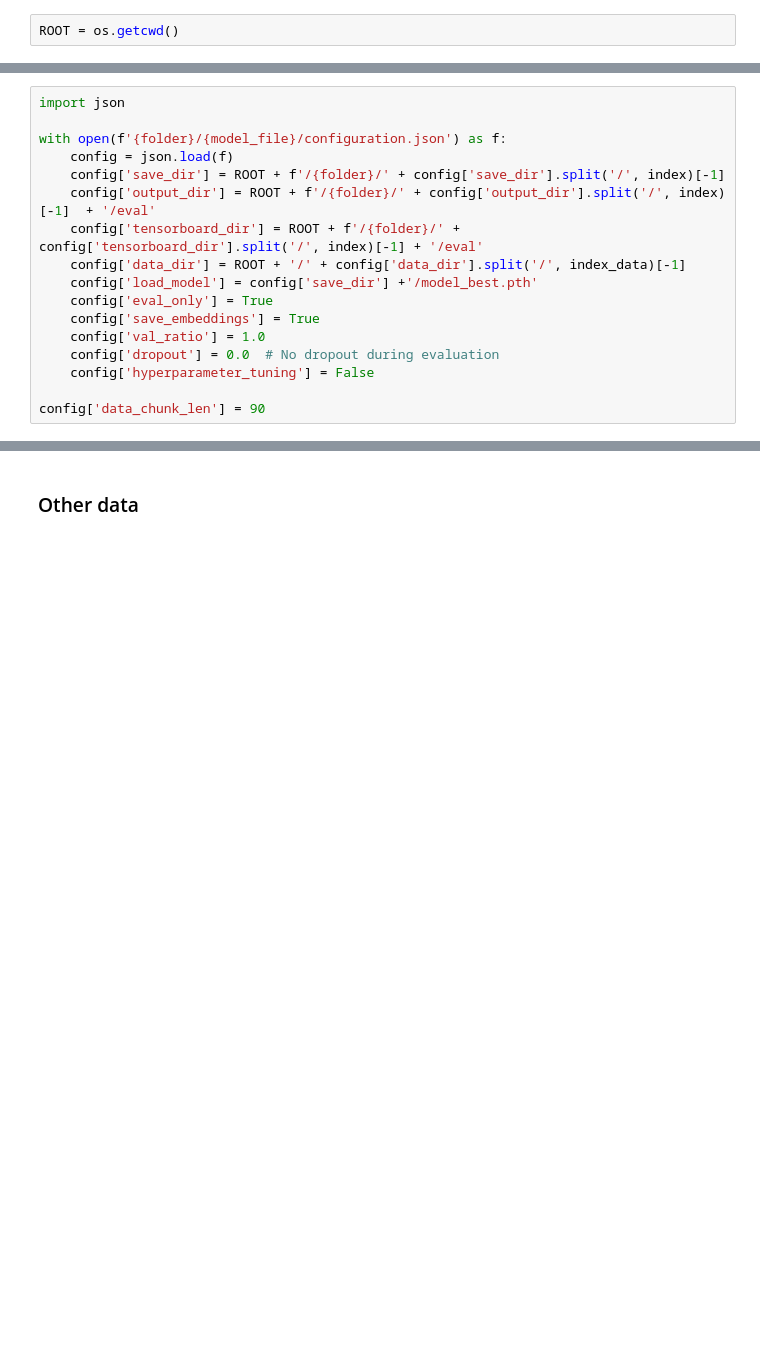
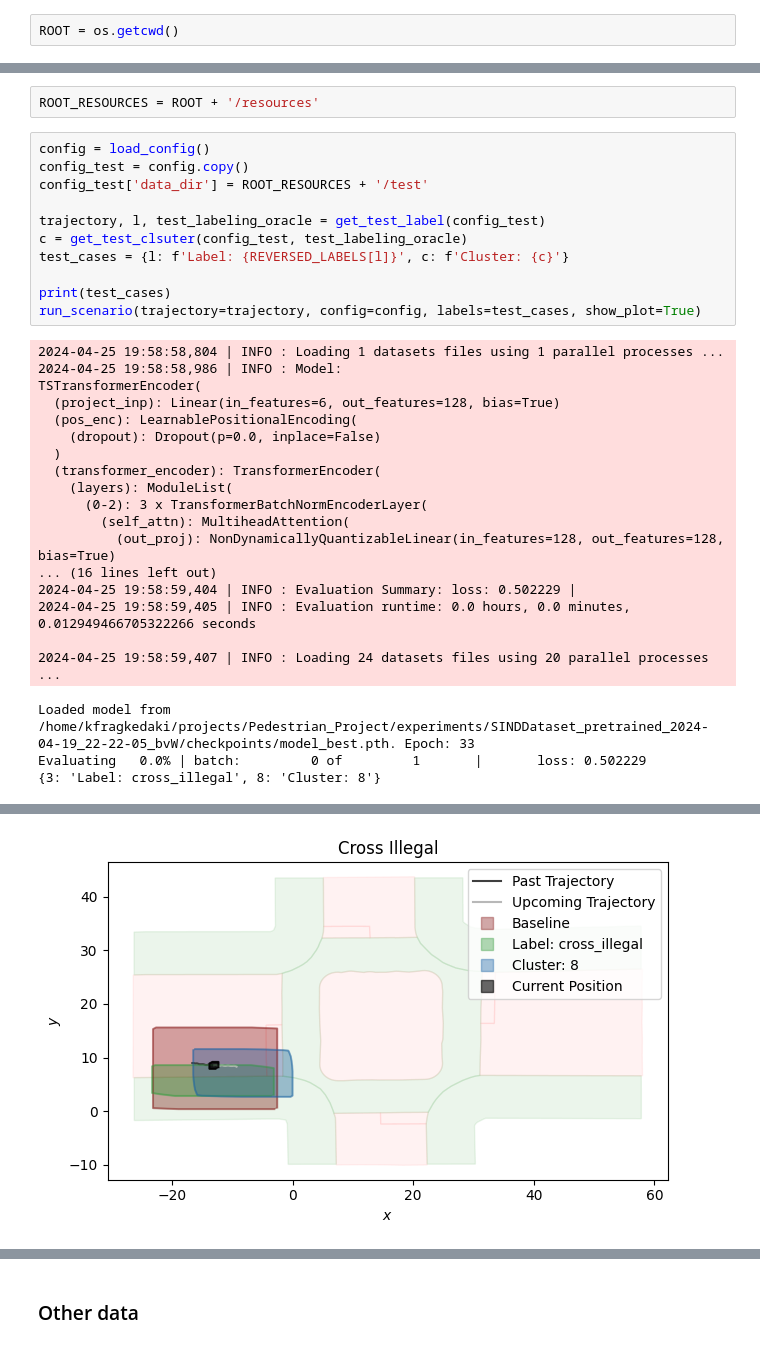
Before and after one commit to kfragkedaki/Pedestrian_Project, a Jupyter notebook: labeling_oracle_Soderlund.ipynb, the cells around one changed output, grey strips where cells are left out. Cells and saved outputs as stored; diff of their text form; blank space fills up the shorter version.

```diff
--- a/labeling_oracle_Soderlund.ipynb
+++ b/labeling_oracle_Soderlund.ipynb
@@ -68,17 +6,0 @@ folder = 'experiments'
-# %%
-import json
-
-with open(f'{folder}/{model_file}/configuration.json') as f:
-    config = json.load(f)
-    config['save_dir'] = ROOT + f'/{folder}/' + config['save_dir'].split('/', index)[-1]
-    config['output_dir'] = ROOT + f'/{folder}/' + config['output_dir'].split('/', index)[-1]  + '/eval'
-    config['tensorboard_dir'] = ROOT + f'/{folder}/' + config['tensorboard_dir'].split('/', index)[-1] + '/eval'
-    config['data_dir'] = ROOT + '/' + config['data_dir'].split('/', index_data)[-1]
-    config['load_model'] = config['save_dir'] +'/model_best.pth'
-    config['eval_only'] = True
-    config['save_embeddings'] = True
-    config['val_ratio'] = 1.0
-    config['dropout'] = 0.0  # No dropout during evaluation
-    config['hyperparameter_tuning'] = False
-
-config['data_chunk_len'] = 90
@@ -131,0 +41,34 @@ Area of (baseline) zonotope:  387.6124  m^2
+# %%
+ROOT_RESOURCES = ROOT + '/resources'
+# %%
+config = load_config()
+config_test = config.copy()
+config_test['data_dir'] = ROOT_RESOURCES + '/test'
+
+trajectory, l, test_labeling_oracle = get_test_label(config_test)
+c = get_test_clsuter(config_test, test_labeling_oracle)
+test_cases = {l: f'Label: {REVERSED_LABELS[l]}', c: f'Cluster: {c}'}
+
+print(test_cases)
+run_scenario(trajectory=trajectory, config=config, labels=test_cases, show_plot=True)
+# %% [output]
+2024-04-25 19:58:58,804 | INFO : Loading 1 datasets files using 1 parallel processes ...
+2024-04-25 19:58:58,986 | INFO : Model:
+TSTransformerEncoder(
+  (project_inp): Linear(in_features=6, out_features=128, bias=True)
+  (pos_enc): LearnablePositionalEncoding(
+    (dropout): Dropout(p=0.0, inplace=False)
+  )
+  (transformer_encoder): TransformerEncoder(
+    (layers): ModuleList(
+      (0-2): 3 x TransformerBatchNormEncoderLayer(
+        (self_attn): MultiheadAttention(
+          (out_proj): NonDynamicallyQuantizableLinear(in_features=128, out_features=128, bias=True)
+... (16 lines left out)
+2024-04-25 19:58:59,404 | INFO : Evaluation Summary: loss: 0.502229 |
+2024-04-25 19:58:59,405 | INFO : Evaluation runtime: 0.0 hours, 0.0 minutes, 0.012949466705322266 seconds
+
+2024-04-25 19:58:59,407 | INFO : Loading 24 datasets files using 20 parallel processes ...
+Loaded model from /home/kfragkedaki/projects/Pedestrian_Project/experiments/SINDDataset_pretrained_2024-04-19_22-22-05_bvW/checkpoints/model_best.pth. Epoch: 33
+Evaluating   0.0% | batch:         0 of         1       |       loss: 0.502229
+{3: 'Label: cross_illegal', 8: 'Cluster: 8'}
@@ -131,0 +76 @@ Area of (baseline) zonotope:  387.6124  m^2
+[figure, added]
```
Also changed, not shown: parts of 36 cells of this notebook, 1 other file.
